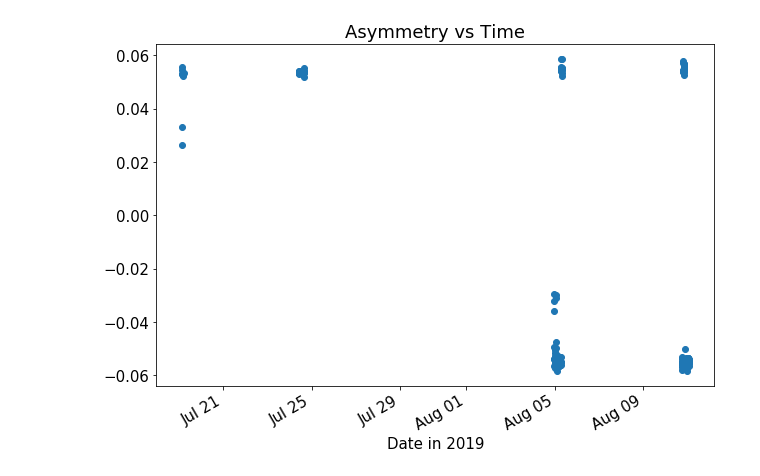
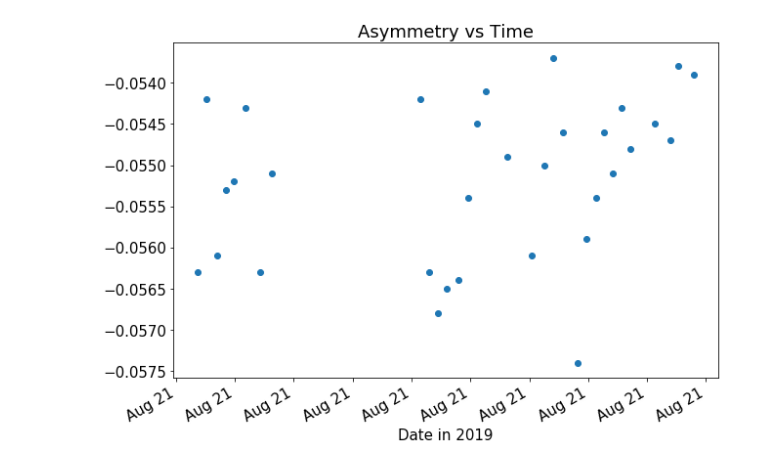
Before and after one commit to jonesdc76/MollerPolarimetry, a Jupyter notebook: macros/Moller_PREX_DB_plots.ipynb, the cells around one changed output. Drawn from its saved outputs; the diff is of its cells as text; code cells hidden in the pictures.

Commit message:
Updated Moller DB and scripts

```diff
--- a/macros/Moller_PREX_DB_plots.ipynb
+++ b/macros/Moller_PREX_DB_plots.ipynb
@@ -372,8 +372,8 @@ plot_time_series2(query,"Beam \'Angle' at bpm04 vs Time",'Angle (mrad)','X-angle
 # %%
 t, y = 'run_start', 'corrected_asym'
-cut1 = cut
+cut1 = cut + ' and ihwp=\'OUT\' and moller_settings.run>17520 and task=\'pol\''
 query = "select {}, {} ".format(t,y) + cut1
 plt.rcParams.update({'font.size': 15})
 plot_time_series(query,"Asymmetry vs Time")
 # %% [output]
-[figure, old version]
+[figure, new version]
```
Also changed, not shown: parts of 32 cells of this notebook, 3 other files.
